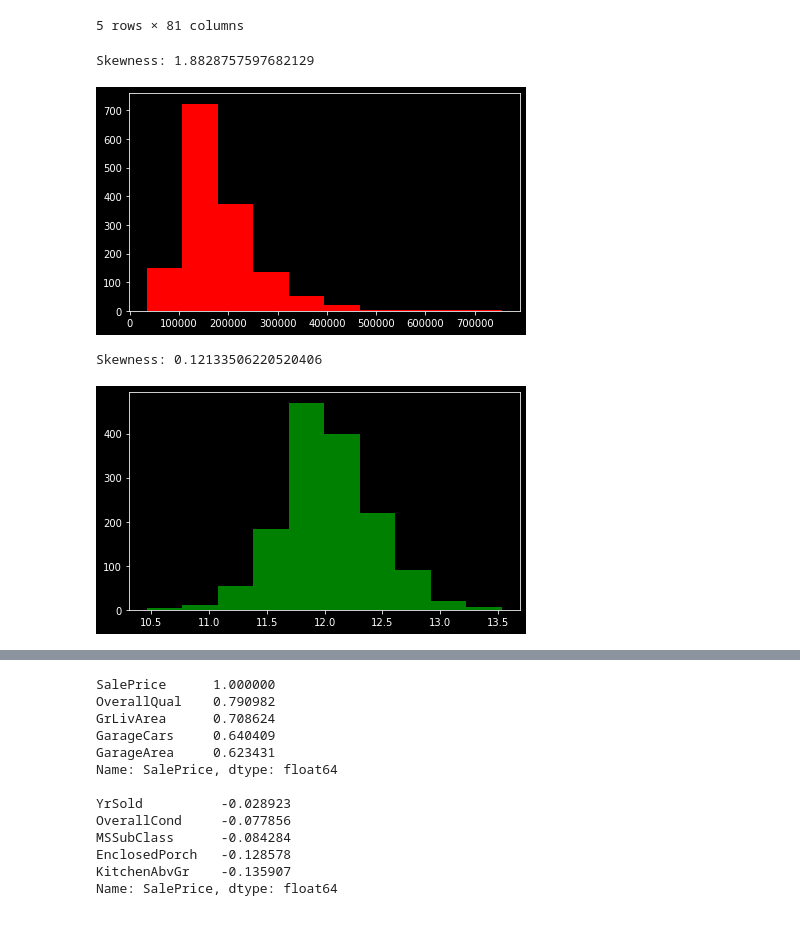
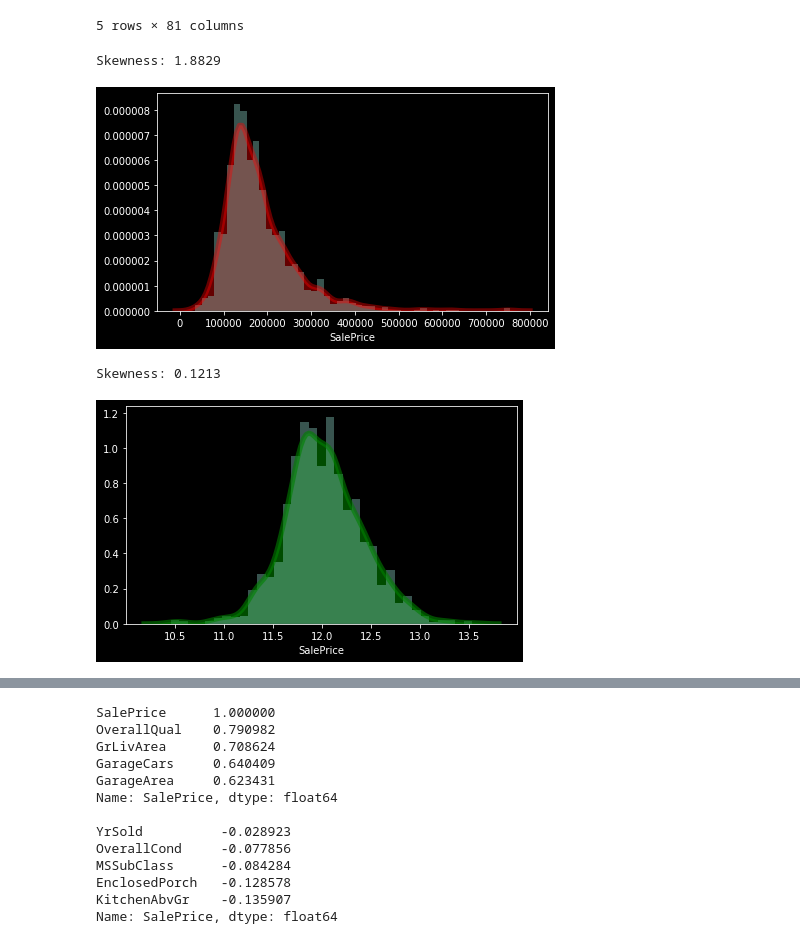
Before and after one commit to marcovalle2000/group24_housing, a Jupyter notebook: 07_02.ipynb, the cells around one changed output, grey strips where cells are left out. Drawn from its saved outputs; the diff is of its cells as text; code cells hidden in the pictures.

```diff
--- a/07_02.ipynb
+++ b/07_02.ipynb
@@ -53,23 +54,30 @@ plt.rcParams["figure.figsize"] = (7, 4)
 #plt is for plotting
 #.hist() create a histogram
 
-print ("Skewness:", train.SalePrice.skew())
-plt.hist(train.SalePrice, color="red")
+tSkew = train.SalePrice.skew()
+t = round(tSkew, 4)
+print ("Skewness:", t)
+
+sns.distplot(a=train.SalePrice, kde=True, kde_kws={"color":"r", "alpha":0.4, "linewidth":5, "shade":True})
 plt.show()
 # %% [output]
-Skewness: 1.8828757597682129
+Skewness: 1.8829
-[figure, old version]
+[figure, new version]
 # %%
 #the distribution goes longer on the right, so it's positively skewed
 # %%
 #now I try to improve the result and get a skewness closer to 0
 target = np.log(train.SalePrice)
-print ("Skewness:", target.skew())
-plt.hist(target, color="green")
+#print(target.dtype)
+tSkew = target.skew()
+t = round(tSkew, 4)
+print ("Skewness:", t)
+
+sns.distplot(a=target, kde=True, kde_kws={"color":"g", "alpha":0.6, "linewidth":5, "shade":True})
 plt.show()
 # %% [output]
-Skewness: 0.12133506220520406
+Skewness: 0.1213
-[figure, old version]
+[figure, new version]
 # %%
 #First, we’ll check out the numerical features and make some plots.
 #The .select_dtypes() method return a subset of columns matching the specified data types.
```
Also changed, not shown: parts of 8 cells of this notebook.
